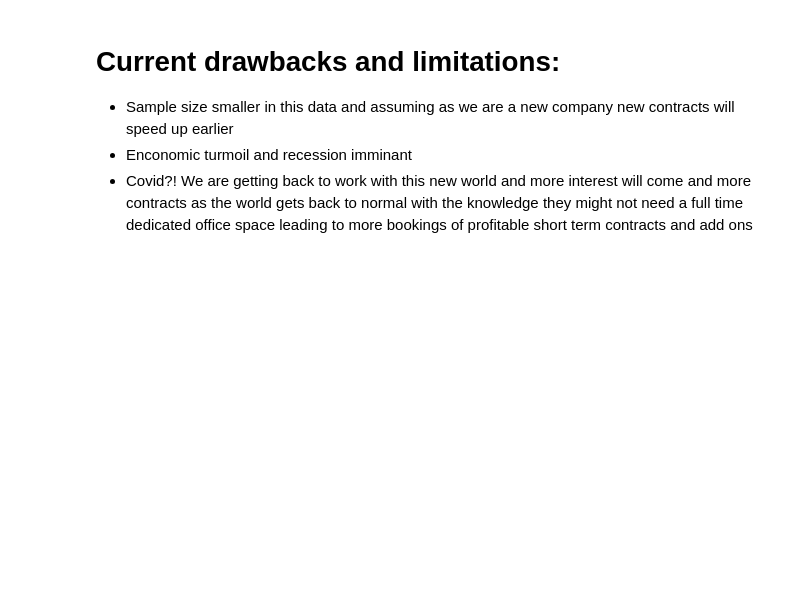
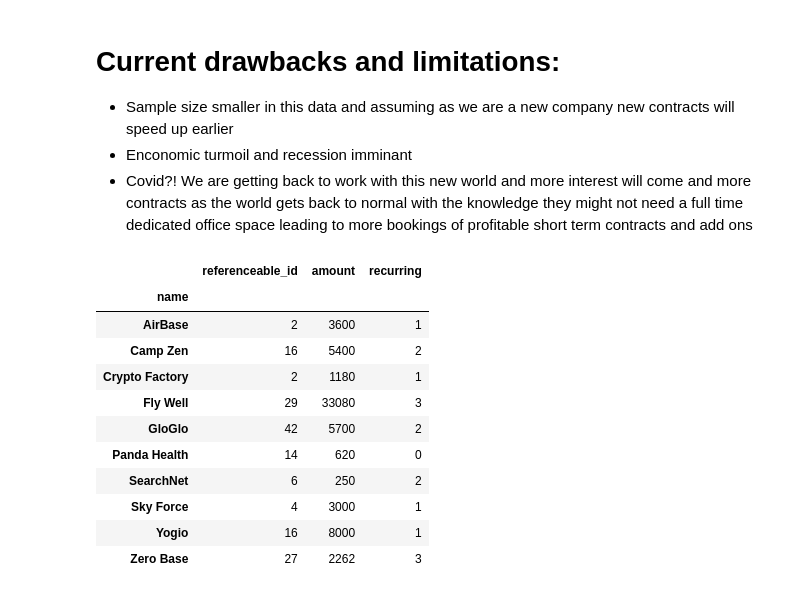
Before and after one commit to njw27/codi_pres, a Jupyter notebook: codi_nb.ipynb, the cells around one changed output. Cells and saved outputs as stored; diff of their text form; code cells hidden in the pictures; blank space fills up the shorter version.

```diff
--- a/codi_nb.ipynb
+++ b/codi_nb.ipynb
@@ -371,3 +371,18 @@ We use several financial metrics at Codi to evaluate the performance of our busi
  - Sample size smaller in this data and assuming as we are a new company new contracts will speed up earlier
  - Enconomic turmoil and recession imminant
  - Covid?! We are getting back to work with this new world and more interest will come and more contracts as the world gets back to normal with the knowledge they might not need a full time dedicated office space leading to more bookings of profitable short term contracts and add ons
+# %%
+addon_lt_names.groupby("name").sum()
+# %% [output]
+|  | referenceable_id | amount | recurring |
+| name |  |  |  |
+| AirBase | 2 | 3600 | 1 |
+| Camp Zen | 16 | 5400 | 2 |
+| Crypto Factory | 2 | 1180 | 1 |
+| Fly Well | 29 | 33080 | 3 |
+| GloGlo | 42 | 5700 | 2 |
+| Panda Health | 14 | 620 | 0 |
+| SearchNet | 6 | 250 | 2 |
+| Sky Force | 4 | 3000 | 1 |
+| Yogio | 16 | 8000 | 1 |
+| Zero Base | 27 | 2262 | 3 |
```
Also changed, not shown: parts of 4 cells of this notebook.
